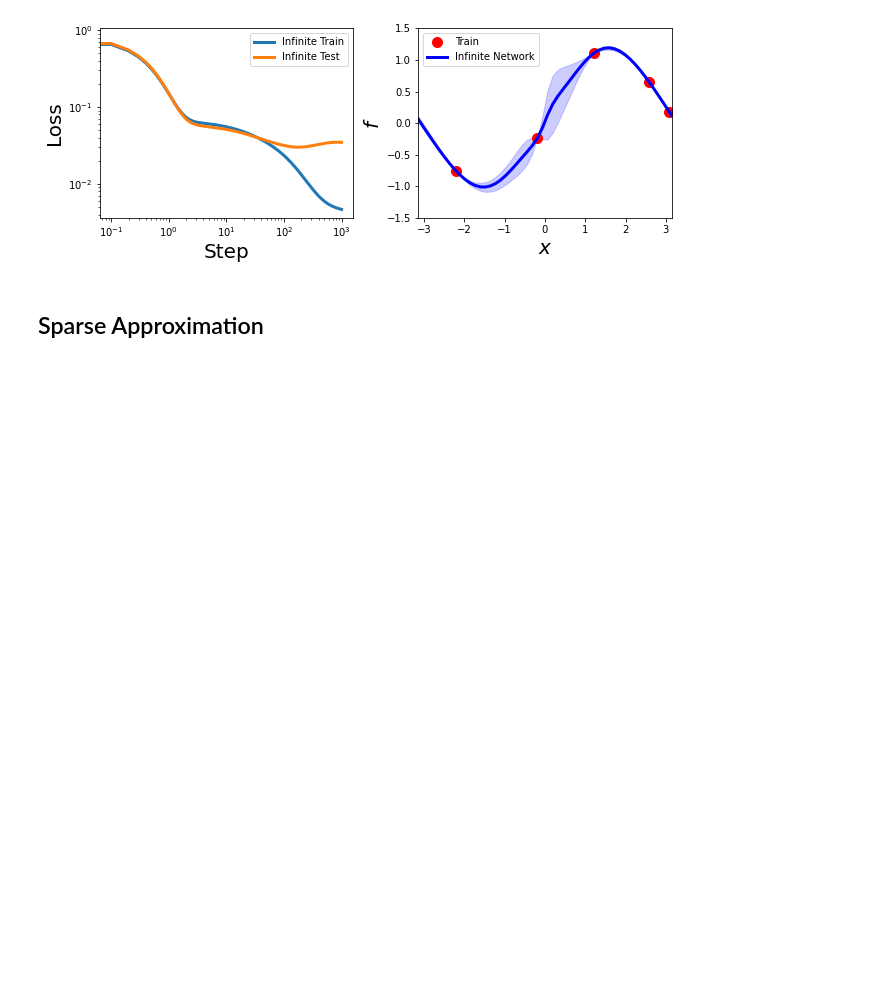
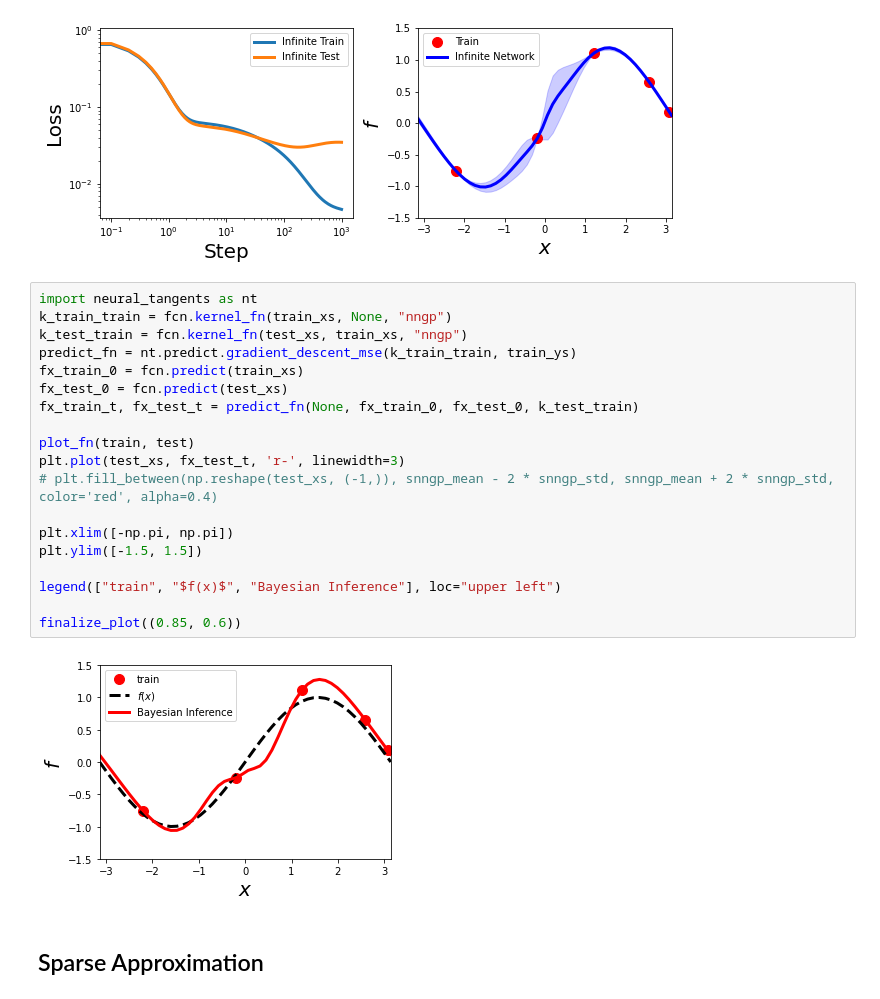
Before and after one commit to NiuJ1ao/Data-Augmentation-in-Infinitely-Wide-Neural-Networks, a Jupyter notebook: neural-tangent-cookbook.ipynb, the cells around one changed output. Cells and saved outputs as stored; diff of their text form; blank space fills up the shorter version.

```diff
--- a/neural-tangent-cookbook.ipynb
+++ b/neural-tangent-cookbook.ipynb
@@ -175,5 +159,26 @@ legend(
 finalize_plot((1.5, 0.6))
 # %% [output]
 [figure]
+# %%
+import neural_tangents as nt
+k_train_train = fcn.kernel_fn(train_xs, None, "nngp")
+k_test_train = fcn.kernel_fn(test_xs, train_xs, "nngp")
+predict_fn = nt.predict.gradient_descent_mse(k_train_train, train_ys)
+fx_train_0 = fcn.predict(train_xs)
+fx_test_0 = fcn.predict(test_xs)
+fx_train_t, fx_test_t = predict_fn(None, fx_train_0, fx_test_0, k_test_train)
+
+plot_fn(train, test)
+plt.plot(test_xs, fx_test_t, 'r-', linewidth=3)
+# plt.fill_between(np.reshape(test_xs, (-1,)), snngp_mean - 2 * snngp_std, snngp_mean + 2 * snngp_std, color='red', alpha=0.4)
+
+plt.xlim([-np.pi, np.pi])
+plt.ylim([-1.5, 1.5])
+
+legend(["train", "$f(x)$", "Bayesian Inference"], loc="upper left")
+
+finalize_plot((0.85, 0.6))
+# %% [output]
+[figure, added]
 # %% [markdown]
 ## Sparse Approximation
```
Also changed, not shown: parts of 6 cells of this notebook, 5 other files.
